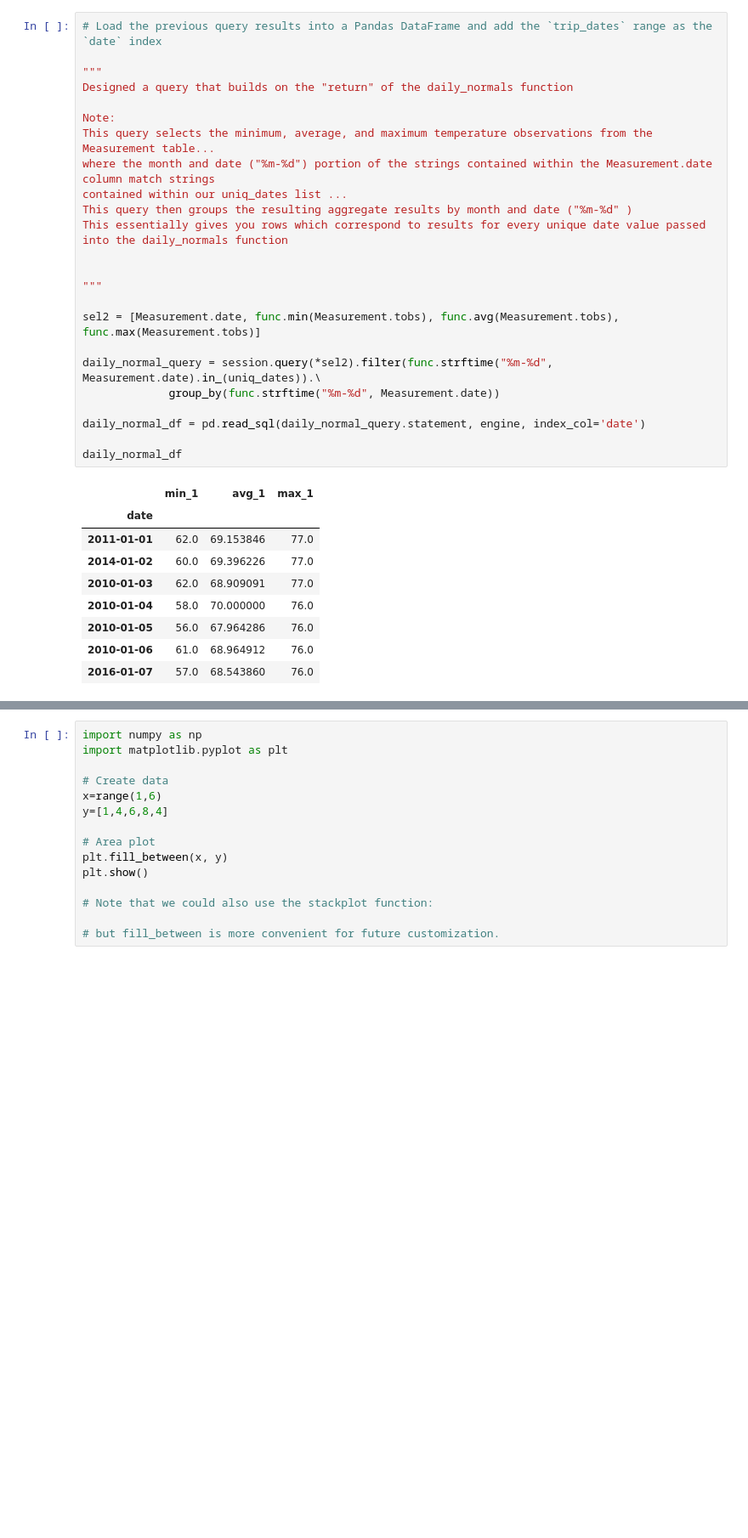
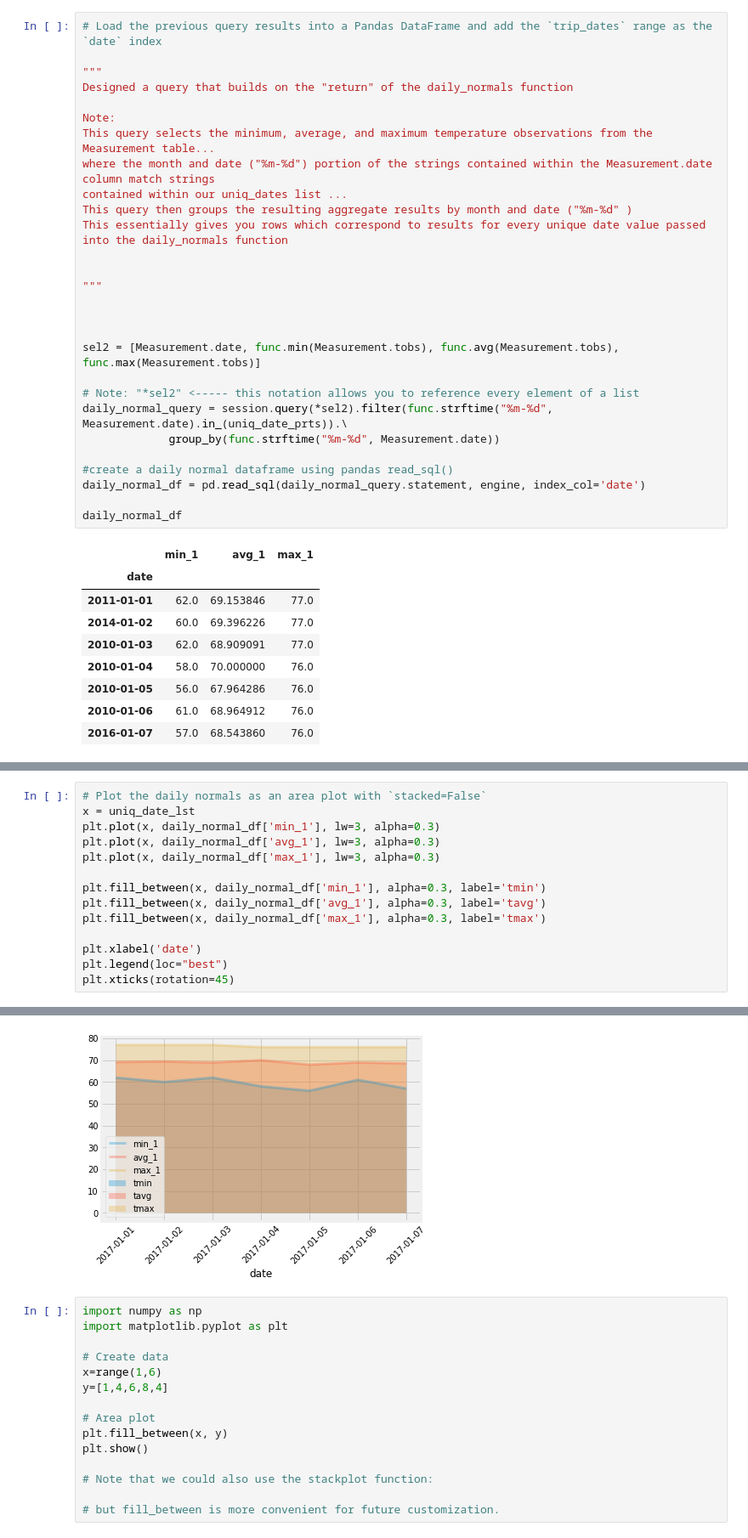
Before and after one commit to ulyssey28/Advanced-Data-Storage-and-Retrieval-, a Jupyter notebook: final_climate.ipynb, the cells around one changed output, grey strips where cells are left out. Shown: that part at 85% size. Saved outputs shown, nothing was run; the diff lists cells and outputs as text; blank space fills up the shorter version.

```diff
--- a/final_climate.ipynb
+++ b/final_climate.ipynb
@@ -337,11 +385,15 @@ This essentially gives you rows which correspond to results for every unique dat
 
 """
 
+
+
 sel2 = [Measurement.date, func.min(Measurement.tobs), func.avg(Measurement.tobs), func.max(Measurement.tobs)]
 
-daily_normal_query = session.query(*sel2).filter(func.strftime("%m-%d", Measurement.date).in_(uniq_dates)).\
+# Note: "*sel2" <----- this notation allows you to reference every element of a list
+daily_normal_query = session.query(*sel2).filter(func.strftime("%m-%d", Measurement.date).in_(uniq_date_prts)).\
              group_by(func.strftime("%m-%d", Measurement.date))
 
+#create a daily normal dataframe using pandas read_sql()
 daily_normal_df = pd.read_sql(daily_normal_query.statement, engine, index_col='date')
 
 daily_normal_df
@@ -366,0 +410,15 @@ plt.stackplot(asd, daily_normal_df['min_1'], daily_normal_df['avg_1'], daily_nor
+# %%
+# Plot the daily normals as an area plot with `stacked=False`
+x = uniq_date_lst
+plt.plot(x, daily_normal_df['min_1'], lw=3, alpha=0.3)
+plt.plot(x, daily_normal_df['avg_1'], lw=3, alpha=0.3)
+plt.plot(x, daily_normal_df['max_1'], lw=3, alpha=0.3)
+
+plt.fill_between(x, daily_normal_df['min_1'], alpha=0.3, label='tmin')
+plt.fill_between(x, daily_normal_df['avg_1'], alpha=0.3, label='tavg')
+plt.fill_between(x, daily_normal_df['max_1'], alpha=0.3, label='tmax')
+
+plt.xlabel('date')
+plt.legend(loc="best")
+plt.xticks(rotation=45)
+# %% [output]
@@ -367,3 +426,4 @@ plt.stackplot(asd, daily_normal_df['min_1'], daily_normal_df['avg_1'], daily_nor
+[figure, added]
 # %%
 import numpy as np
 import matplotlib.pyplot as plt
```
Also changed, not shown: parts of 16 cells of this notebook.
